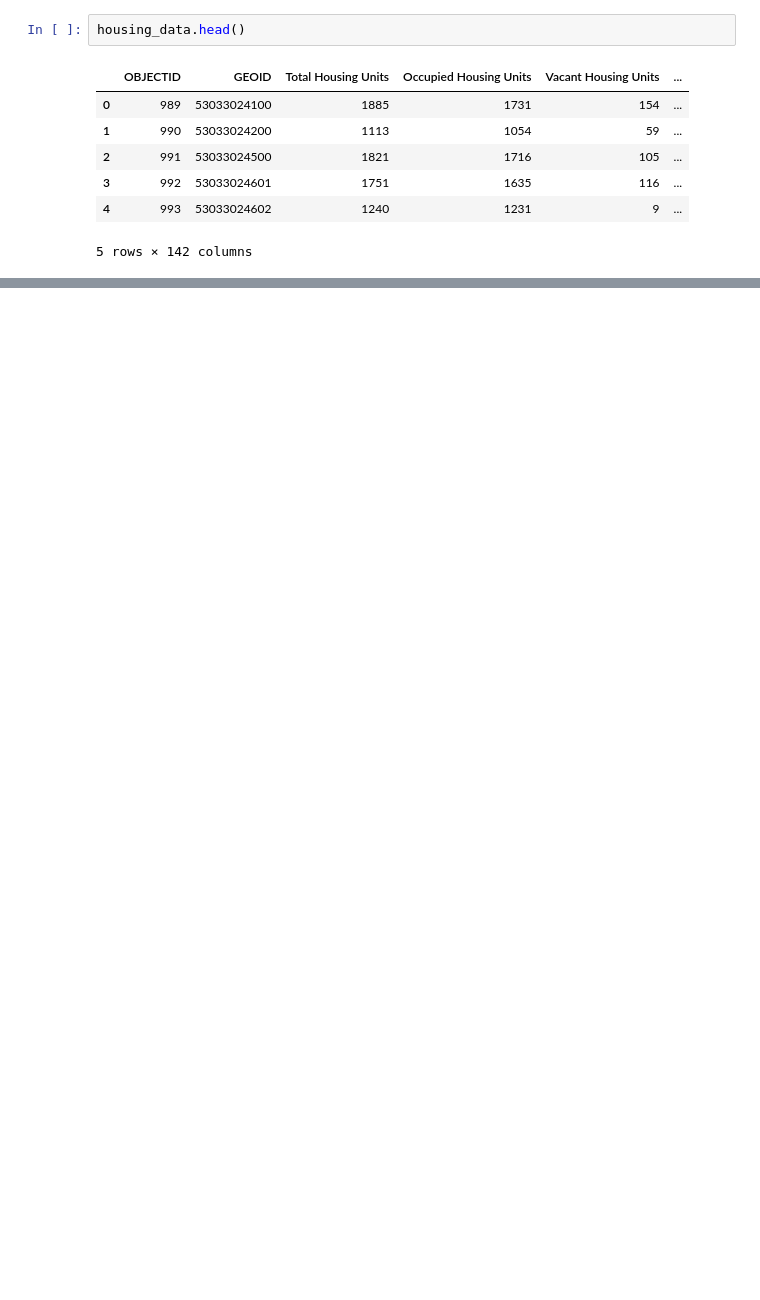
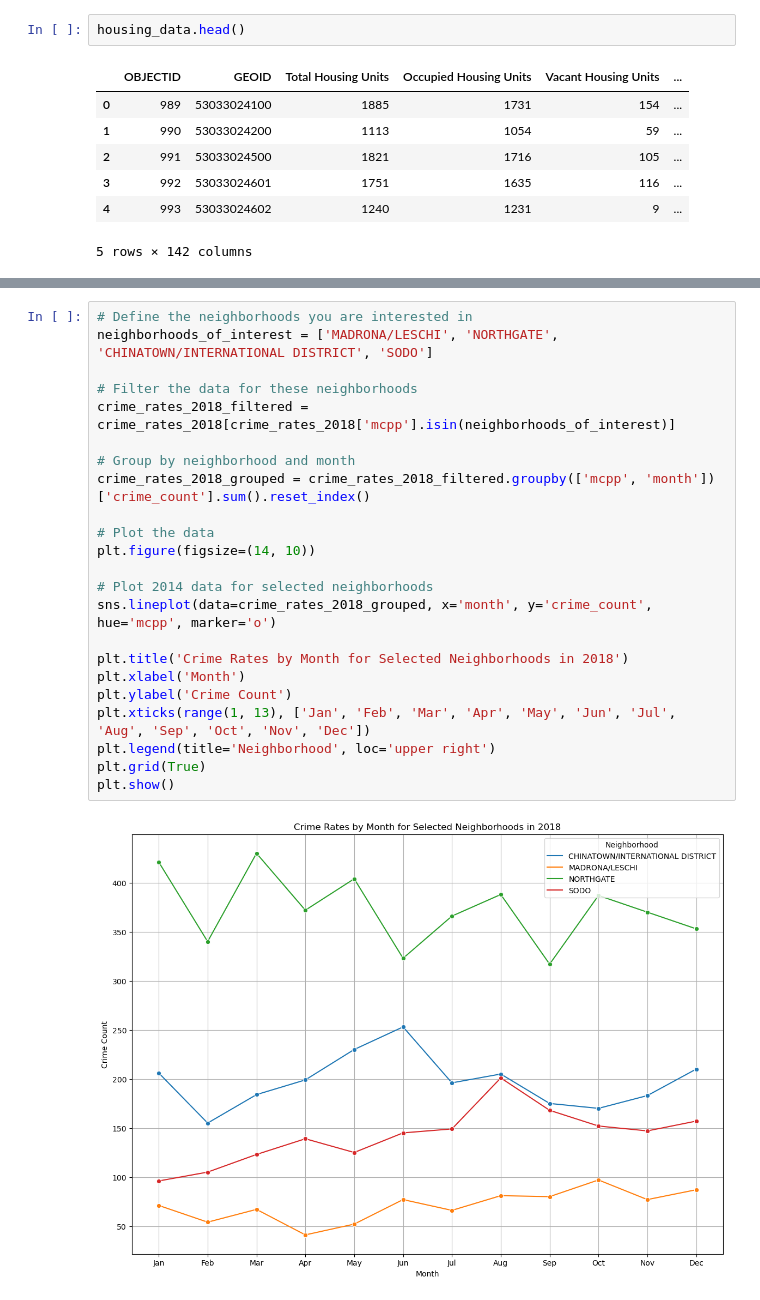
Before and after one commit to nemdim/Capstone-Project-Group-1, a Jupyter notebook: olivia.ipynb, the cells around one changed output, grey strips where cells are left out. Drawn from its saved outputs; the diff is of its cells as text; blank space fills up the shorter version.

```diff
--- a/olivia.ipynb
+++ b/olivia.ipynb
@@ -110,0 +341,25 @@ census[['GEOID20','Urban Village Demographic Area']]
+# %%
+# Define the neighborhoods you are interested in
+neighborhoods_of_interest = ['MADRONA/LESCHI', 'NORTHGATE', 'CHINATOWN/INTERNATIONAL DISTRICT', 'SODO']
+
+# Filter the data for these neighborhoods
+crime_rates_2018_filtered = crime_rates_2018[crime_rates_2018['mcpp'].isin(neighborhoods_of_interest)]
+
+# Group by neighborhood and month
+crime_rates_2018_grouped = crime_rates_2018_filtered.groupby(['mcpp', 'month'])['crime_count'].sum().reset_index()
+
+# Plot the data
+plt.figure(figsize=(14, 10))
+
+# Plot 2014 data for selected neighborhoods
+sns.lineplot(data=crime_rates_2018_grouped, x='month', y='crime_count', hue='mcpp', marker='o')
+
+plt.title('Crime Rates by Month for Selected Neighborhoods in 2018')
+plt.xlabel('Month')
+plt.ylabel('Crime Count')
+plt.xticks(range(1, 13), ['Jan', 'Feb', 'Mar', 'Apr', 'May', 'Jun', 'Jul', 'Aug', 'Sep', 'Oct', 'Nov', 'Dec'])
+plt.legend(title='Neighborhood', loc='upper right')
+plt.grid(True)
+plt.show()
+# %% [output]
+[figure, added]
```
Also changed, not shown: parts of 28 cells of this notebook.
